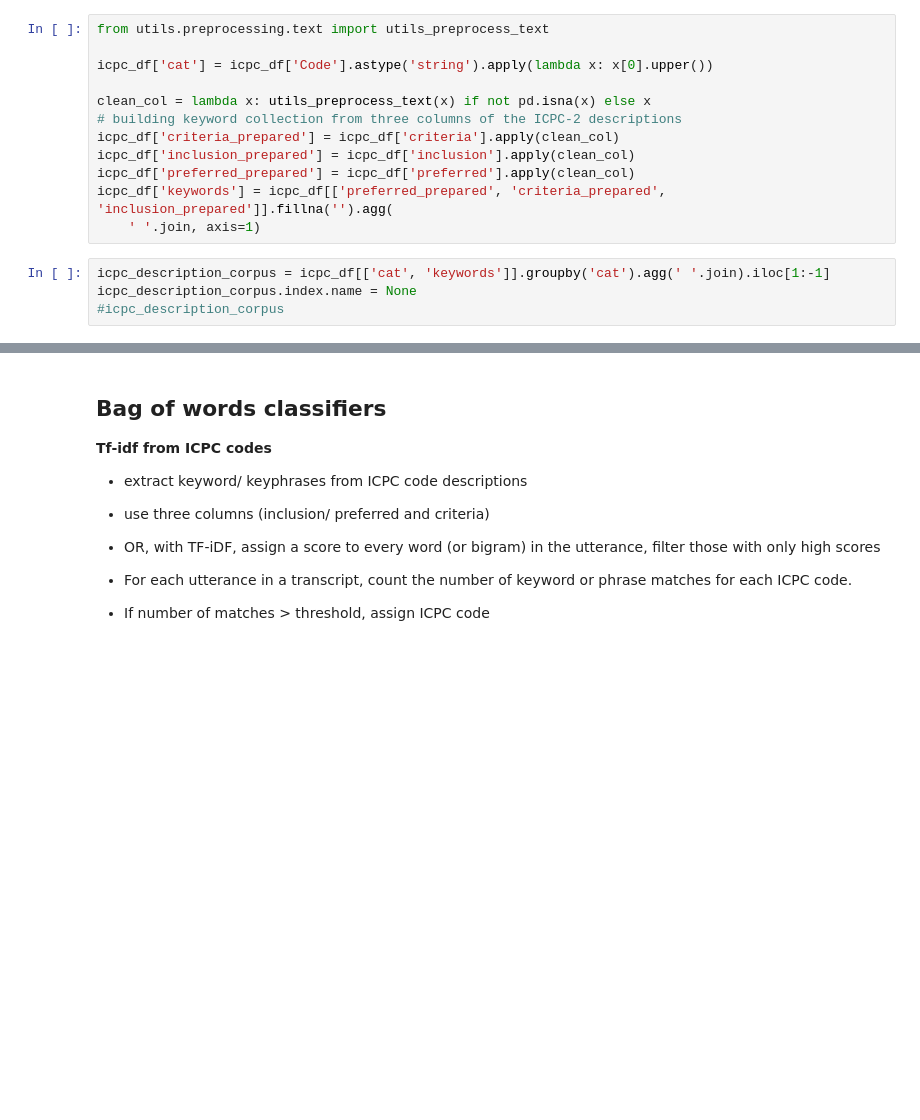
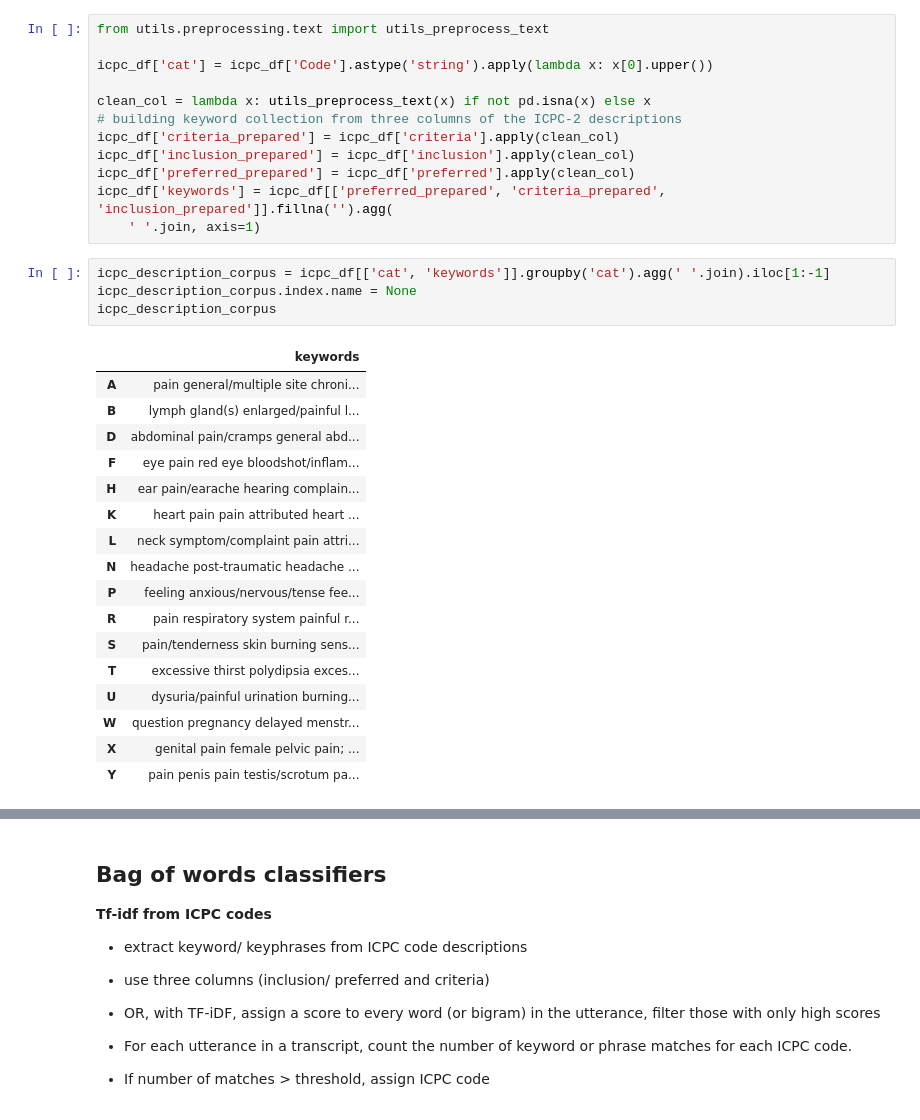
Before and after one commit to NLPforGPs/NLP-Primary-Care, a Jupyter notebook: classification.ipynb, the cells around one changed output, grey strips where cells are left out. Saved outputs shown, nothing was run; the diff lists cells and outputs as text; blank space fills up the shorter version.

```diff
--- a/classification.ipynb
+++ b/classification.ipynb
@@ -88,7 +112,25 @@ icpc_df['keywords'] = icpc_df[['preferred_prepared', 'criteria_prepared', 'inclu
 # %%
 icpc_description_corpus = icpc_df[['cat', 'keywords']].groupby('cat').agg(' '.join).iloc[1:-1]
 icpc_description_corpus.index.name = None
-#icpc_description_corpus
+icpc_description_corpus
+# %% [output]
+|  | keywords |
+| A | pain general/multiple site chroni... |
+| B | lymph gland(s) enlarged/painful l... |
+| D | abdominal pain/cramps general abd... |
+| F | eye pain red eye bloodshot/inflam... |
+| H | ear pain/earache hearing complain... |
+| K | heart pain pain attributed heart ... |
+| L | neck symptom/complaint pain attri... |
+| N | headache post-traumatic headache ... |
+| P | feeling anxious/nervous/tense fee... |
+| R | pain respiratory system painful r... |
+| S | pain/tenderness skin burning sens... |
+| T | excessive thirst polydipsia exces... |
+| U | dysuria/painful urination burning... |
+| W | question pregnancy delayed menstr... |
+| X | genital pain female pelvic pain; ... |
+| Y | pain penis pain testis/scrotum pa... |
 # %%
 print(f"dataset categories: {np.array(mult_lbl_enc.classes_).astype('str')}")
 print(f"icpc descriptions:  {np.array(icpc_description_corpus.index).astype('str')}")
```
Also changed, not shown: parts of 24 cells of this notebook, 2 other files.
